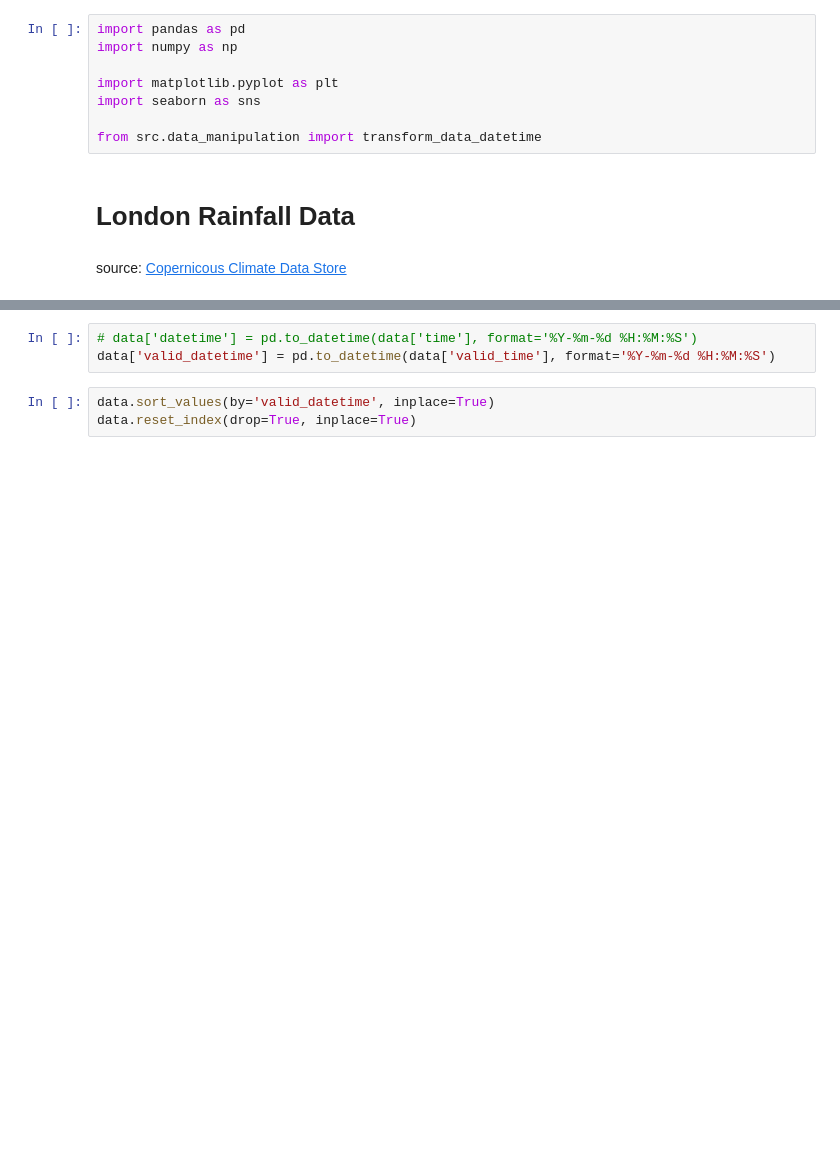
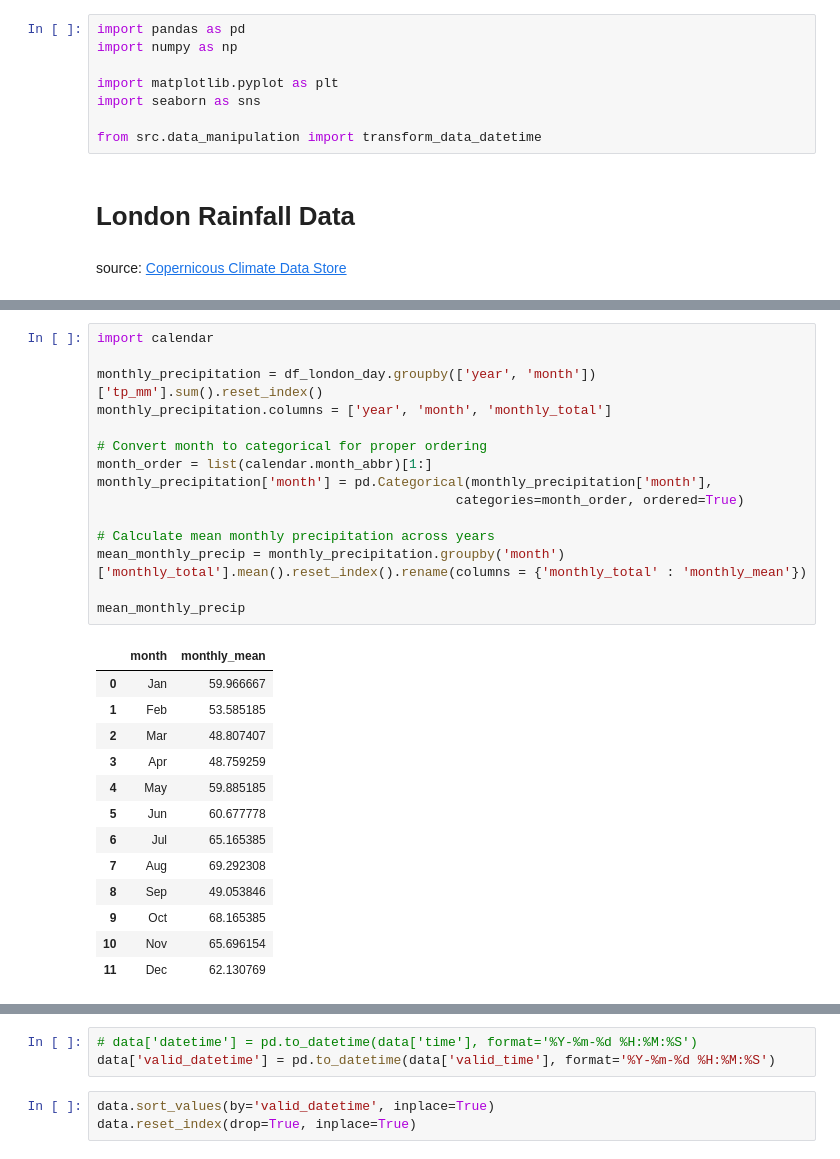
Before and after one commit to pacoraggio/London-Rainfall, a Jupyter notebook: london_precipitation_data.ipynb, the cells around one changed output, grey strips where cells are left out. Cells and saved outputs as stored; diff of their text form; blank space fills up the shorter version.

```diff
--- a/london_precipitation_data.ipynb
+++ b/london_precipitation_data.ipynb
@@ -12,0 +44,29 @@ source: [Copernicous Climate Data Store](https://cds.climate.copernicus.eu/)
+# %%
+import calendar
+
+monthly_precipitation = df_london_day.groupby(['year', 'month'])['tp_mm'].sum().reset_index()
+monthly_precipitation.columns = ['year', 'month', 'monthly_total']
+
+# Convert month to categorical for proper ordering
+month_order = list(calendar.month_abbr)[1:]
+monthly_precipitation['month'] = pd.Categorical(monthly_precipitation['month'],
+                                              categories=month_order, ordered=True)
+
+# Calculate mean monthly precipitation across years
+mean_monthly_precip = monthly_precipitation.groupby('month')['monthly_total'].mean().reset_index().rename(columns = {'monthly_total' : 'monthly_mean'})
+
+mean_monthly_precip
+# %% [output]
+|  | month | monthly_mean |
+| 0 | Jan | 59.966667 |
+| 1 | Feb | 53.585185 |
+| 2 | Mar | 48.807407 |
+| 3 | Apr | 48.759259 |
+| 4 | May | 59.885185 |
+| 5 | Jun | 60.677778 |
+| 6 | Jul | 65.165385 |
+| 7 | Aug | 69.292308 |
+| 8 | Sep | 49.053846 |
+| 9 | Oct | 68.165385 |
+| 10 | Nov | 65.696154 |
+| 11 | Dec | 62.130769 |
```
Also changed, not shown: parts of 22 cells of this notebook, 4 other files.
